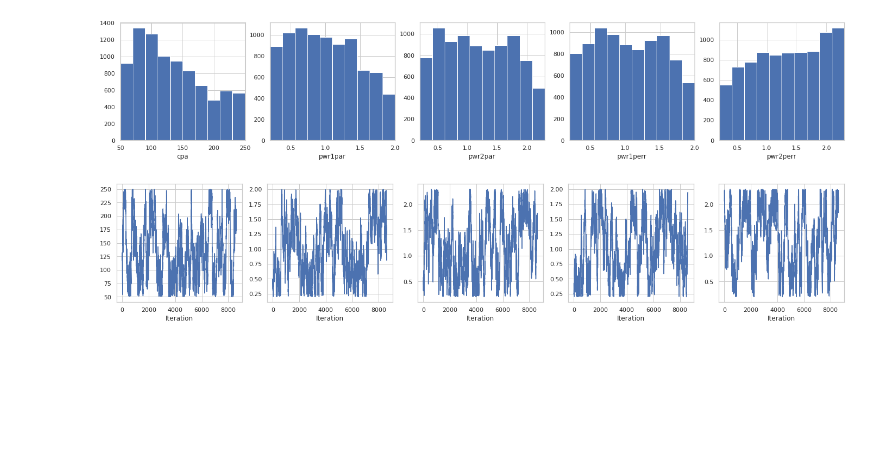
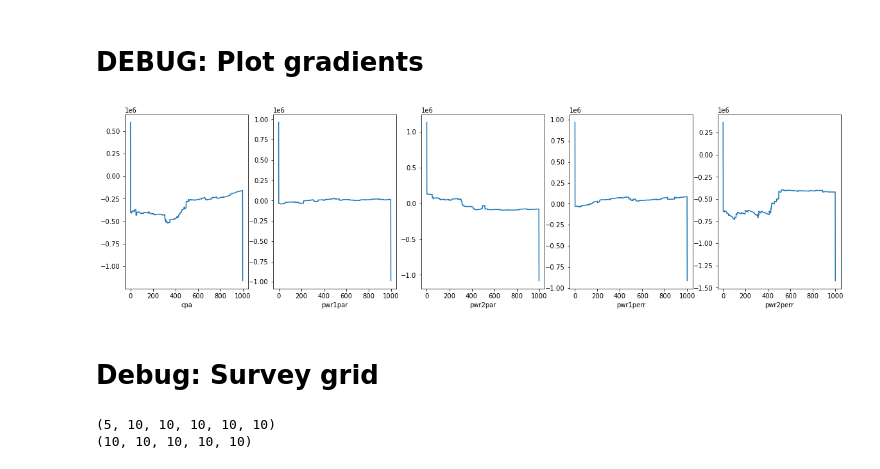
Before and after one commit to hawaii-ai/GalacticCosmicRays, a Jupyter notebook: notebooks/hmc.ipynb, the cells around one changed output. Cells and saved outputs as stored; diff of their text form; code cells hidden in the pictures; blank space fills up the shorter version.

```diff
--- a/notebooks/hmc.ipynb
+++ b/notebooks/hmc.ipynb
@@ -147,0 +129,5 @@ plt.plot(y)
+# %%
+for i in range(5):
+    plt.figure(i, figsize=(24,4))
+    plt.subplot(1,5, i+1)
+    plt.hist(samples[:,i], bins=100)
@@ -147,0 +142,7 @@ plt.plot(y)
+# %%
+nn_predict = gcr_utils.define_nn_pred(model_path, normalize_input_flag=True, denormalize_output_flag=True, rebin_output_flag=False)
+x = np.array([69.19, 5.17, 90, .5, 1.7, 1.4, 1.1 ])
+yhat = nn_predict(x)
+logp = gcr_utils.calc_loglikelihood(yhat)
+print(logp)
+assert np.isclose(logp, all_log_probs[0])
@@ -246,14 +195,0 @@ plt.savefig(fname=f'results/trajectory_{num_results}_{num_burnin_steps}_{step_si
-# %%
-
-# Plot marginals.
-parameter_names = ['cpa', 'pwr1par', 'pwr2par', 'pwr1perr', 'pwr2perr']
-plt.figure(1, figsize=(24, 4))
-for i in range(5):
-    plt.subplot(1, 5, i+1)
-    plt.hist(samples[:, i])
-    plt.xlabel(parameter_names[i])
-    plt.xlim((MIN_VALS[i], MAX_VALS[i]))
-#plt.savefig(fname=f'results/marginals_{num_results}_{num_burnin_steps}_{step_size}_{num_leapfrog_steps}_{num_adaptation_steps}_{target_accept_prob}_{seed}.pdf', bbox_inches='tight')
-# %% [output]
-[figure, removed]
-[figure, removed]
@@ -261,0 +196,43 @@ time
+# %% [markdown]
+# DEBUG: Plot gradients
+# %%
+# Load observation data and define logprob.
+#xloc, iloc, observed, uncertainty, alpha, cmf = gcr_utils.load_preprocessed_data_ams()
+#model_path = 'model_2_256_selu_l21e-6' #'model_2_256_tanh' # 'model'
+
+PARAMETER_NAMES = ['cpa', 'pwr1par', 'pwr2par', 'pwr1perr', 'pwr2perr']
+MIN = np.zeros(5)
+MAX = np.ones(5)
+START =  MIN_VALS #MAX_VALS - MIN_VALS #MAX_VALS #MAX_VALS - MIN_VALS
+
+# Plot logprob
+#for j, state in enumerate(np.linspace(MIN_VALS, MAX_VALS, 3)):
+state = MIN
+plt.figure(j, figsize=(20, 5))
+p1 = MIN.copy() - .001
+p2 = MAX.copy() + .001
+x = np.linspace(p1, p2, 1000)
+dydx = jax.vmap(jax.grad(target_log_prob))(x).to_py()
+for i in range(5):
+    plt.subplot(1,5,i+1)
+    plt.plot(dydx[:, i])
+    plt.xlabel(PARAMETER_NAMES[i])
+# %% [output]
+[figure, added]
+# %% [markdown]
+# Debug: Survey grid
+# %%
+n = 10
+d = 5
+s = 1./n
+X = np.mgrid[0:1:s, 0:1:s, 0:1:s, 0:1:s, 0:1:s]
+print(X.shape)
+# Create vectorized version of farget_log_prob
+vf = target_log_prob
+for i in range(d):
+    vf = jax.vmap(vf, in_axes=1)
+logps = vf(X).to_py() # compute all logprob in parallel
+print(logps.shape)
+# %% [output]
+(5, 10, 10, 10, 10, 10)
+(10, 10, 10, 10, 10)
```
Also changed, not shown: parts of 14 cells of this notebook, 12 other files.
